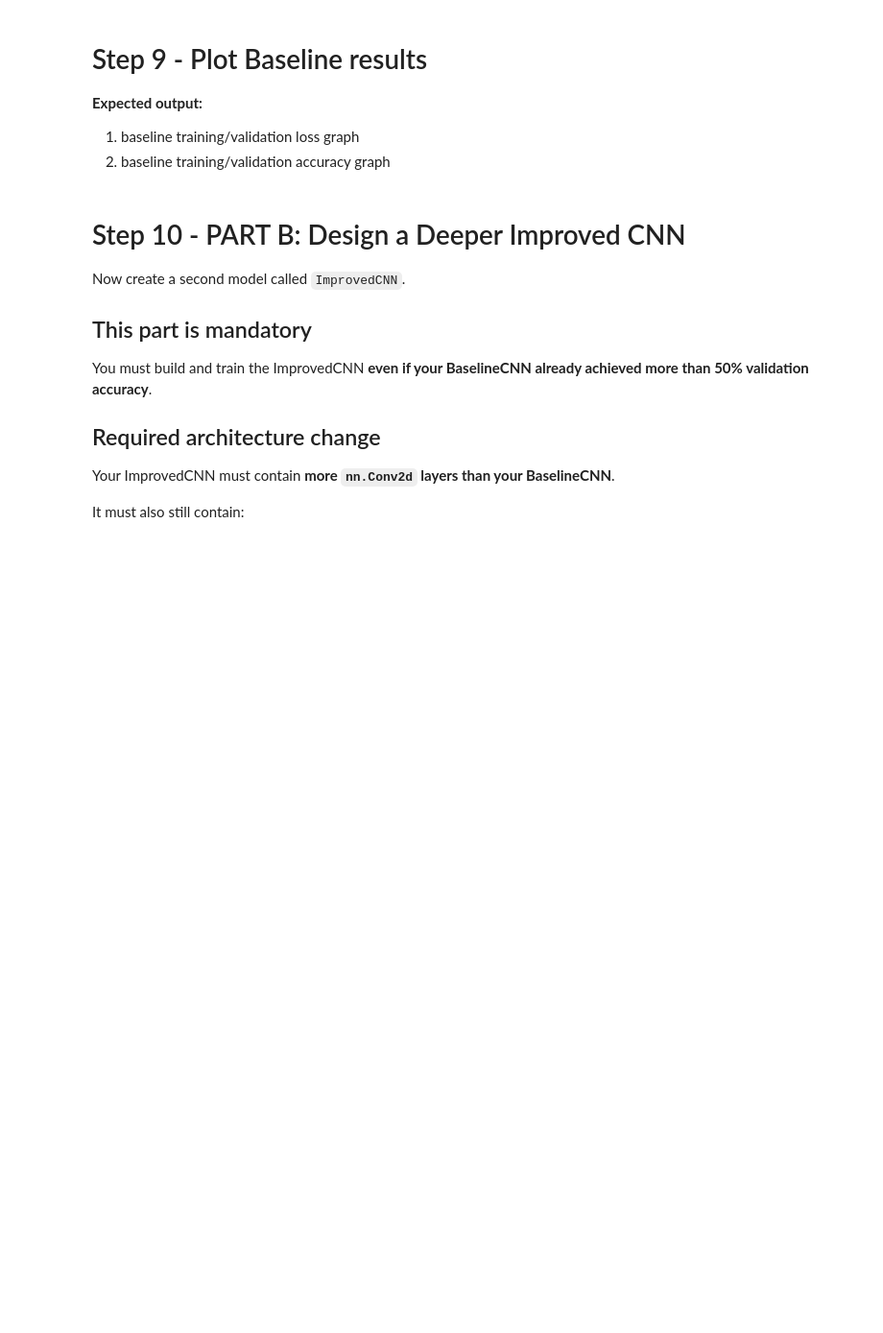
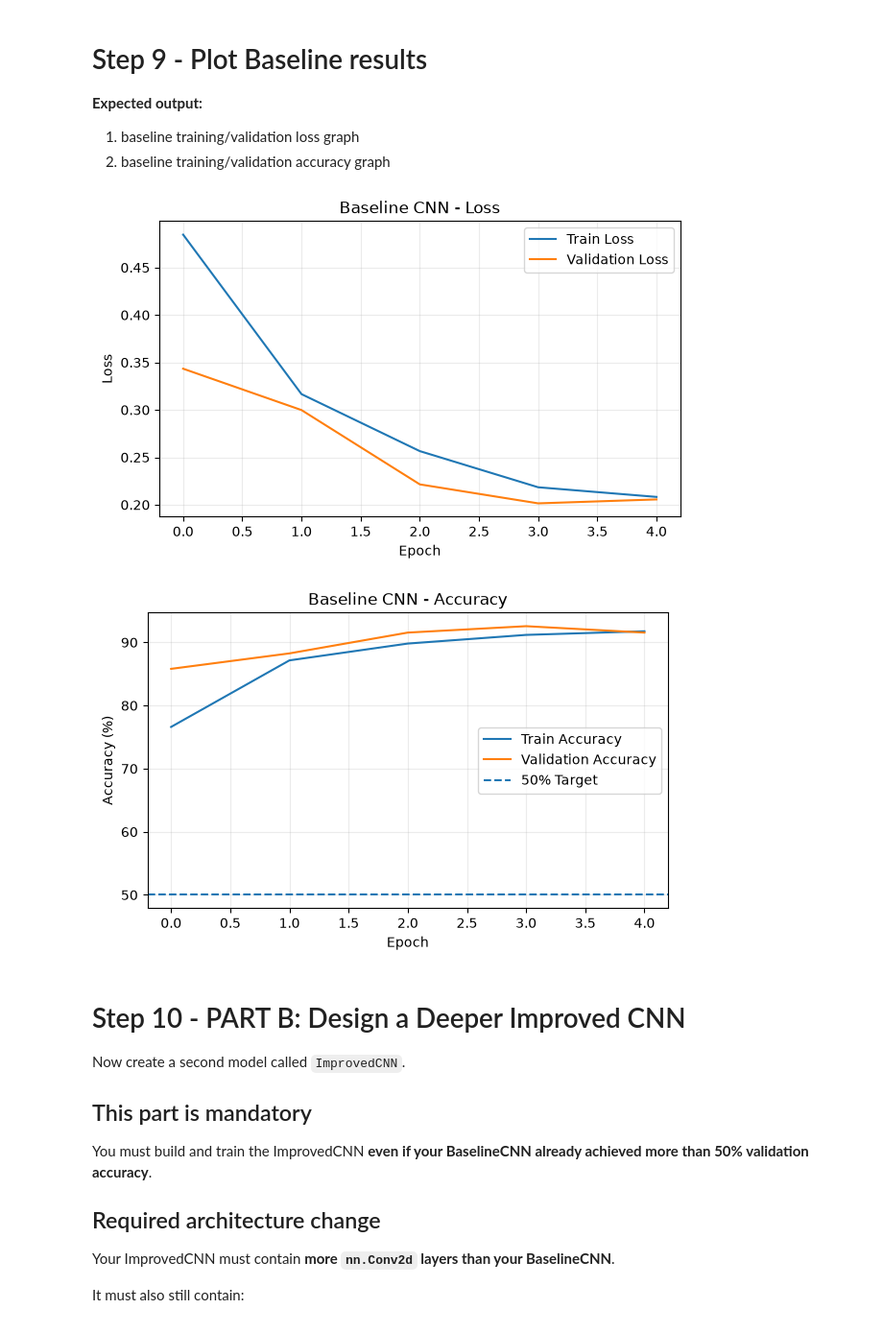
Before and after one commit to kyisinn/Week8_Asigmt, a Jupyter notebook: Assignment_8_Chihuahua_Muffin_Local_PC.ipynb, the cells around one changed output. Shown at 96% size. Drawn from its saved outputs; the diff is of its cells as text; code cells hidden in the pictures; blank space fills up the shorter version.

```diff
--- a/Assignment_8_Chihuahua_Muffin_Local_PC.ipynb
+++ b/Assignment_8_Chihuahua_Muffin_Local_PC.ipynb
@@ -574,3 +616,23 @@ BASELINE_OPTIMIZER = 'Adam'
 # if baseline_best_val_acc > 0.50:
 #     print('Baseline is already above 50%, but Part B is STILL REQUIRED.')
 #     print('Now design, train, and evaluate a deeper ImprovedCNN.')
+# %%
+BASELINE_EPOCHS = 5
+BASELINE_LR = 1e-3
+BASELINE_OPTIMIZER = 'Adam'
+
+baseline_model, baseline_history, baseline_best_val_acc = fit_model(
+    baseline_model,
+    train_loader,
+    val_loader,
+    epochs=BASELINE_EPOCHS,
+    learning_rate=BASELINE_LR,
+    optimizer_name=BASELINE_OPTIMIZER
+)
+
+print()
+print(f'Best Baseline Validation Accuracy: {baseline_best_val_acc*100:.2f}%')
+
+if baseline_best_val_acc > 0.50:
+    print('Baseline is already above 50%, but Part B is STILL REQUIRED.')
+    print('Now design, train, and evaluate a deeper ImprovedCNN.')
@@ -582,7 +654,10 @@ BASELINE_OPTIMIZER = 'Adam'
 2. baseline training/validation accuracy graph
 # %%
 # UNCOMMENT AFTER BASELINE TRAINING.
-# plot_history(baseline_history, title='Baseline CNN')
+plot_history(baseline_history, title='Baseline CNN')
+# %% [output]
+[figure, added]
+[figure, added]
 # %% [markdown]
 # Step 10 - PART B: Design a Deeper Improved CNN
 
```
Also changed, not shown: parts of 11 cells of this notebook, 3 other files.
